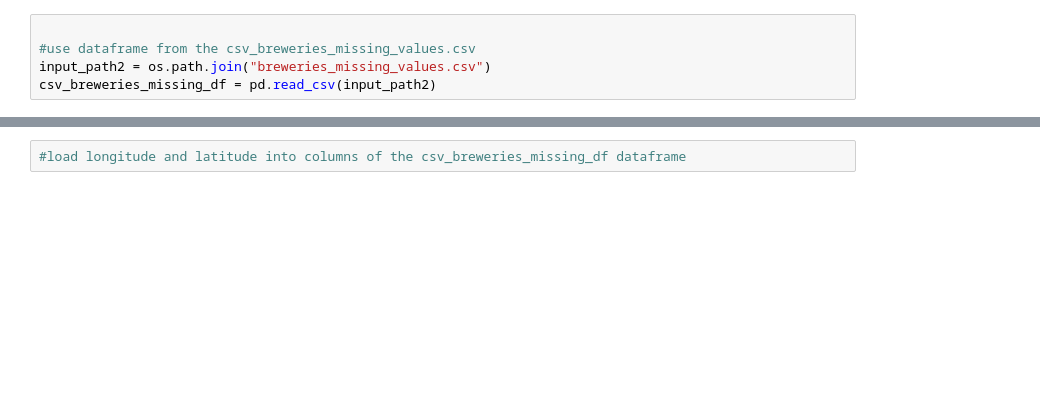
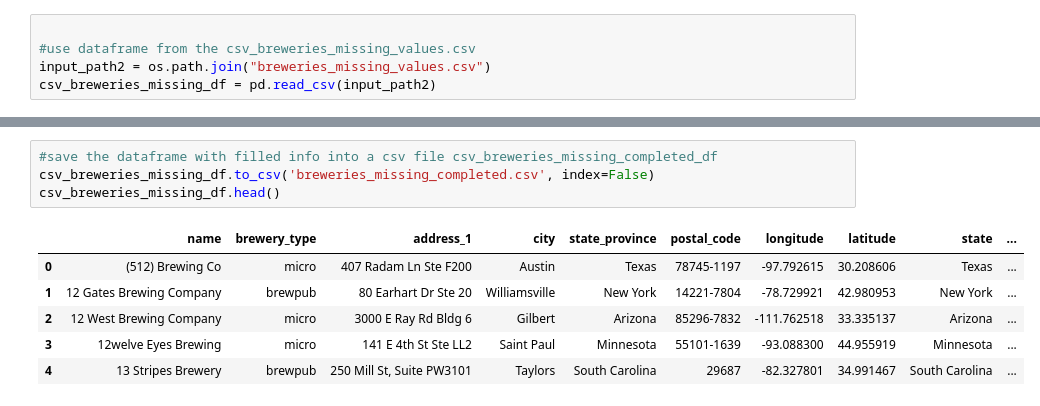
Before and after one commit to rpatel9877/project1, a Jupyter notebook: vicky_lasota/vicky_lasota.ipynb, the cells around one changed output, grey strips where cells are left out. Saved outputs shown, nothing was run; the diff lists cells and outputs as text; blank space fills up the shorter version.

```diff
--- a/vicky_lasota/vicky_lasota.ipynb
+++ b/vicky_lasota/vicky_lasota.ipynb
@@ -213,2 +220,11 @@ IndexError: list index out of range
-# %%
-#load longitude and latitude into columns of the csv_breweries_missing_df dataframe
+# %%
+#save the dataframe with filled info into a csv file csv_breweries_missing_completed_df
+csv_breweries_missing_df.to_csv('breweries_missing_completed.csv', index=False)
+csv_breweries_missing_df.head()
+# %% [output]
+|  | name | brewery_type | address_1 | city | state_province | postal_code | longitude | latitude | state | ... |
+| 0 | (512) Brewing Co | micro | 407 Radam Ln Ste F200 | Austin | Texas | 78745-1197 | -97.792615 | 30.208606 | Texas | ... |
+| 1 | 12 Gates Brewing Company | brewpub | 80 Earhart Dr Ste 20 | Williamsville | New York | 14221-7804 | -78.729921 | 42.980953 | New York | ... |
+| 2 | 12 West Brewing Company | micro | 3000 E Ray Rd Bldg 6 | Gilbert | Arizona | 85296-7832 | -111.762518 | 33.335137 | Arizona | ... |
+| 3 | 12welve Eyes Brewing | micro | 141 E 4th St Ste LL2 | Saint Paul | Minnesota | 55101-1639 | -93.088300 | 44.955919 | Minnesota | ... |
+| 4 | 13 Stripes Brewery | brewpub | 250 Mill St, Suite PW3101 | Taylors | South Carolina | 29687 | -82.327801 | 34.991467 | South Carolina | ... |
```
Also changed, not shown: parts of 20 cells of this notebook, 1 other file.
